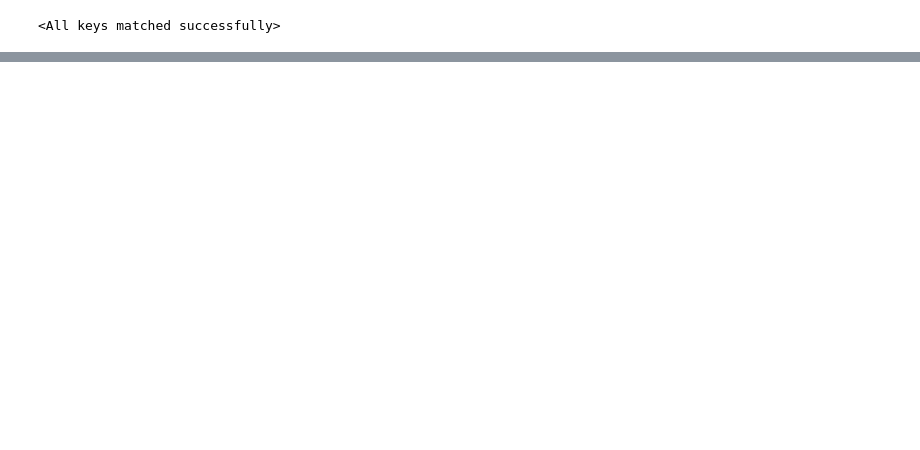
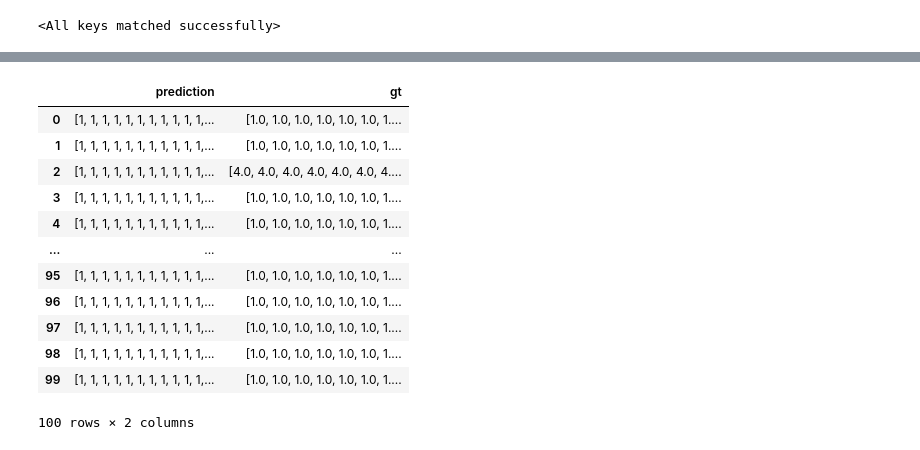
Before and after one commit to BetelgeuseBugFixer/PPI, a Jupyter notebook: models/saved_model_testing.ipynb, the cells around one changed output, grey strips where cells are left out. Saved outputs shown, nothing was run; the diff lists cells and outputs as text; code cells hidden in the pictures; blank space fills up the shorter version.

```diff
--- a/models/saved_model_testing.ipynb
+++ b/models/saved_model_testing.ipynb
@@ -120,8 +129,8 @@ data
 # %%
-n=9997
+n = 0
 
-example_input = torch.tensor(np.stack(data["sequence_oh"].values[n:n+1]), dtype=torch.float32)
-example_output = torch.tensor(np.stack(data["pfams_indices"].values[n:n+1]), dtype=torch.float32)
+example_input = torch.tensor(np.stack(data["sequence_oh"].values[n:n + 1]), dtype=torch.float32)
+example_output = torch.tensor(np.stack(data["pfams_indices"].values[n:n + 1]), dtype=torch.float32)
 
 output = model_oh(example_input)
 
@@ -160,24 +169,30 @@ tensor([5])
 # %%
-n=9999
+gt_list=[]
+prediction_list=[]
+for n in range(0,100):
+    example_input = torch.tensor(np.stack(data["embedding"].values[n:n + 1]), dtype=torch.float32)
+    example_output = torch.tensor(np.stack(data["pfams_indices"].values[n]), dtype=torch.float32)
 
-example_input = torch.tensor(np.stack(data["embedding"].values[n:n+1]), dtype=torch.float32)
-example_output = torch.tensor(np.stack(data["pfam_one_hot"].values[n:n+1]), dtype=torch.float32)
-
-output = model_emb(example_input)
+    output = model_emb(example_input)
+    output = output.view(-1, output.shape[-1])  # flatten for easier viewing
+    output = output.argmax(axis=-1)
+    gt_list.append(example_output.numpy())
+    prediction_list.append(output.numpy())
 
 # print all values in the output tensor into console
 output = output.view(-1, output.shape[-1])  # flatten for easier viewing
 output = output.argmax(axis=-1)  # get the predicted class indices
 
-print(output.shape)
-print(output)
+#print(output.shape)
+#print(output)
 
 # Convert output to numpy array for easier viewing
 example_output = example_output.view(-1, example_output.shape[-1])  # flatten for easier viewing
 example_output = example_output.argmax(axis=-1)  # get the true class indices
-print(example_output.shape)
-print(example_output)
+#print(example_output.shape)
+#print(example_output)
 
-print()
-print([int(i) for i in output.numpy()])
-print([int(i) for i in example_output.numpy()])
+print(data["pfams_indices"].values[n:n + 1])
+print("----------------------------")
+print(f"pred\n{[int(i) for i in output.numpy()]}")
+print(f"gt\n{[int(i) for i in example_output.numpy()]}")
@@ -183,0 +217,19 @@ print([int(i) for i in example_output.numpy()])
+# %%
+import pandas as pd
+
+df = pd.DataFrame({"prediction": prediction_list, "gt": gt_list})
+df
+# %% [output]
+|  | prediction | gt |
+| 0 | [1, 1, 1, 1, 1, 1, 1, 1, 1, 1, 1,... | [1.0, 1.0, 1.0, 1.0, 1.0, 1.0, 1.... |
+| 1 | [1, 1, 1, 1, 1, 1, 1, 1, 1, 1, 1,... | [1.0, 1.0, 1.0, 1.0, 1.0, 1.0, 1.... |
+| 2 | [1, 1, 1, 1, 1, 1, 1, 1, 1, 1, 1,... | [4.0, 4.0, 4.0, 4.0, 4.0, 4.0, 4.... |
+| 3 | [1, 1, 1, 1, 1, 1, 1, 1, 1, 1, 1,... | [1.0, 1.0, 1.0, 1.0, 1.0, 1.0, 1.... |
+| 4 | [1, 1, 1, 1, 1, 1, 1, 1, 1, 1, 1,... | [1.0, 1.0, 1.0, 1.0, 1.0, 1.0, 1.... |
+| ... | ... | ... |
+| 95 | [1, 1, 1, 1, 1, 1, 1, 1, 1, 1, 1,... | [1.0, 1.0, 1.0, 1.0, 1.0, 1.0, 1.... |
+| 96 | [1, 1, 1, 1, 1, 1, 1, 1, 1, 1, 1,... | [1.0, 1.0, 1.0, 1.0, 1.0, 1.0, 1.... |
+| 97 | [1, 1, 1, 1, 1, 1, 1, 1, 1, 1, 1,... | [1.0, 1.0, 1.0, 1.0, 1.0, 1.0, 1.... |
+| 98 | [1, 1, 1, 1, 1, 1, 1, 1, 1, 1, 1,... | [1.0, 1.0, 1.0, 1.0, 1.0, 1.0, 1.... |
+| 99 | [1, 1, 1, 1, 1, 1, 1, 1, 1, 1, 1,... | [1.0, 1.0, 1.0, 1.0, 1.0, 1.0, 1.... |
+100 rows × 2 columns
```
Also changed, not shown: parts of 20 cells of this notebook, 1 other file.
